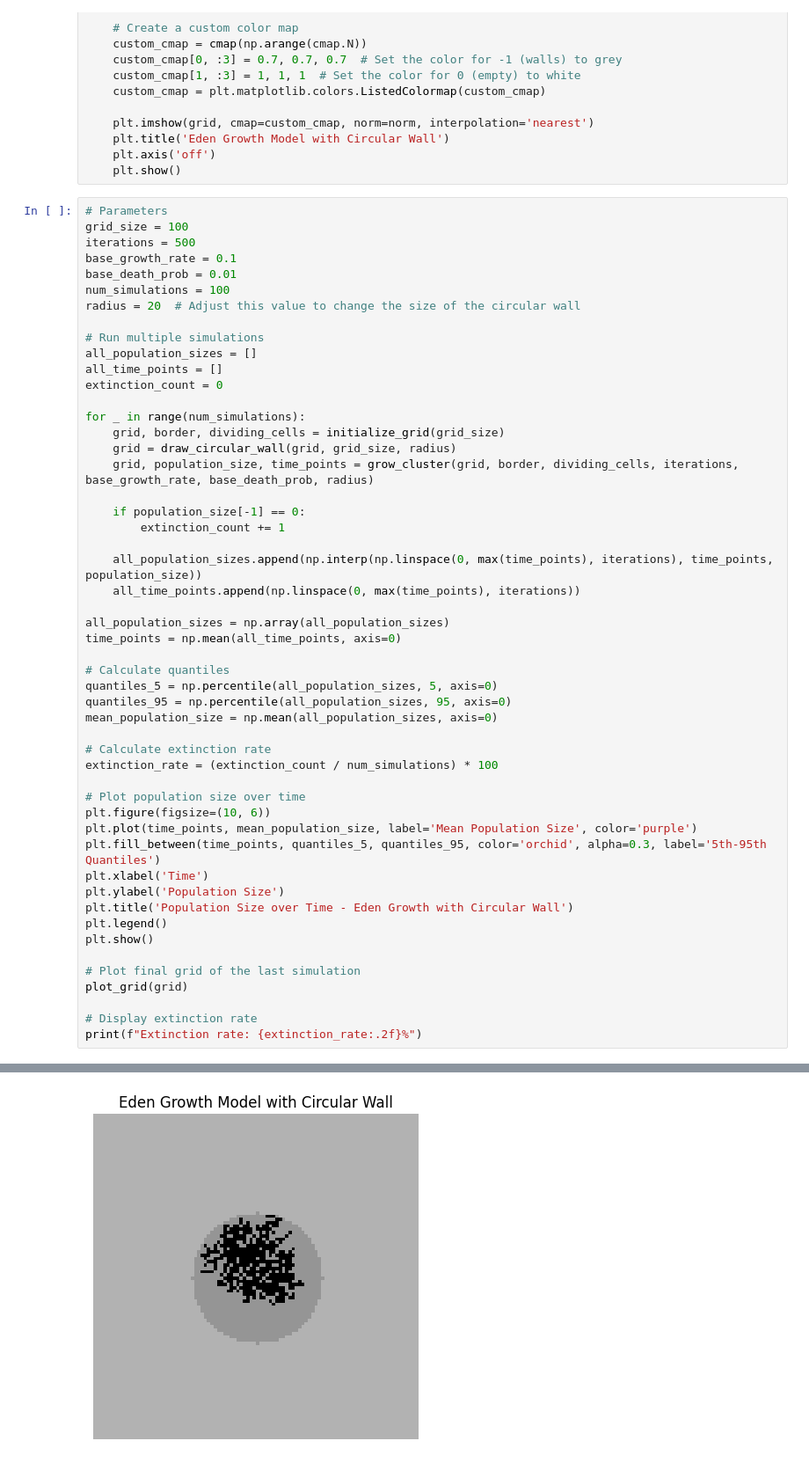
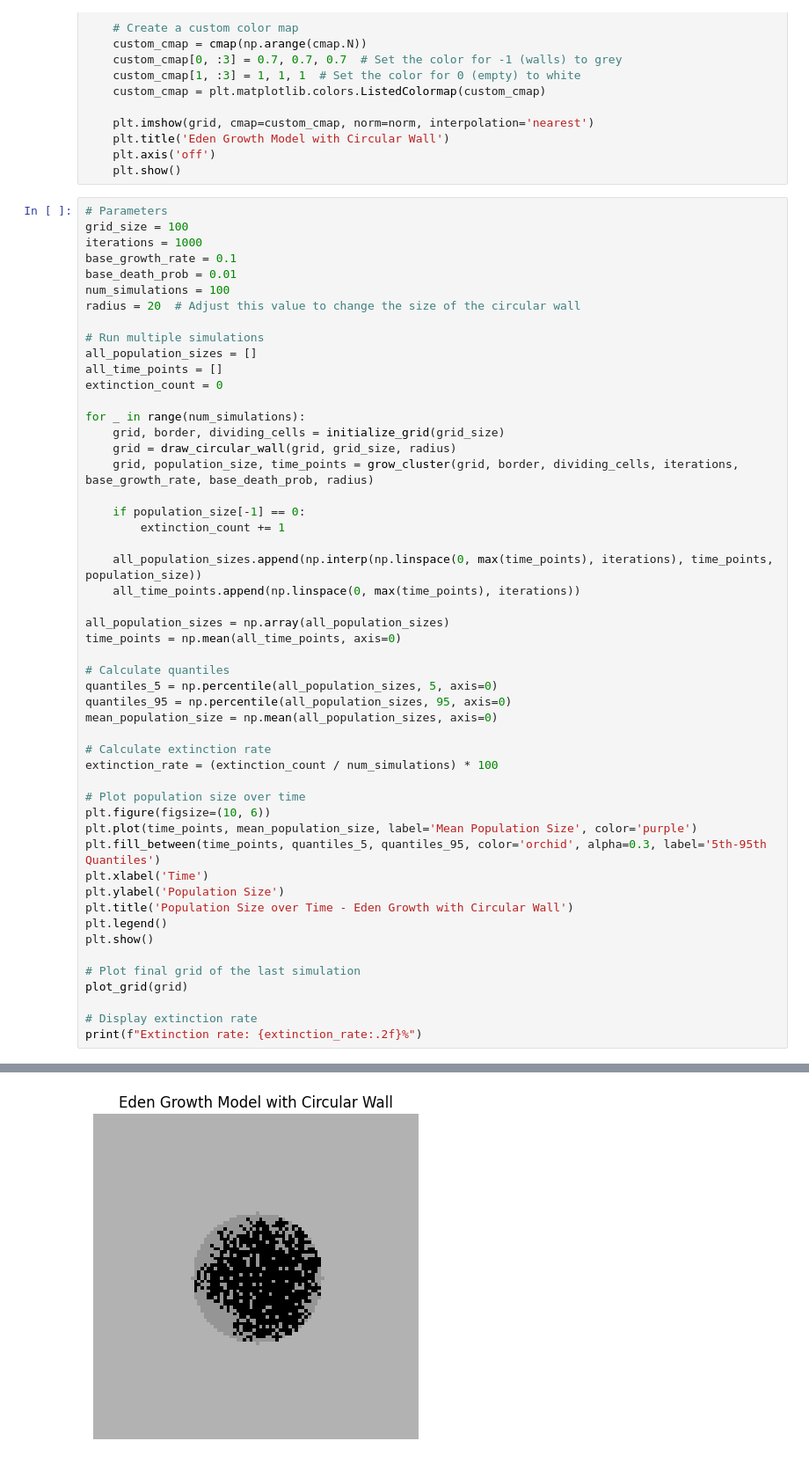
Before and after one commit to isabellac865/population_growth_models, a Jupyter notebook: 3_spatial_models/7_eden_growth_wall.ipynb, the cells around one changed output, grey strips where cells are left out. Shown at 88% size. Cells and saved outputs as stored; diff of their text form.

```diff
--- a/3_spatial_models/7_eden_growth_wall.ipynb
+++ b/3_spatial_models/7_eden_growth_wall.ipynb
@@ -128,7 +128,7 @@ def plot_grid(grid):
 # %%
 # Parameters
 grid_size = 100
-iterations = 500
+iterations = 1000
 base_growth_rate = 0.1
 base_death_prob = 0.01
 num_simulations = 100
@@ -181 +181 @@ print(f"Extinction rate: {extinction_rate:.2f}%")
-[figure, old version]
+[figure, new version]
```
Also changed, not shown: parts of 1 cell of this notebook.
